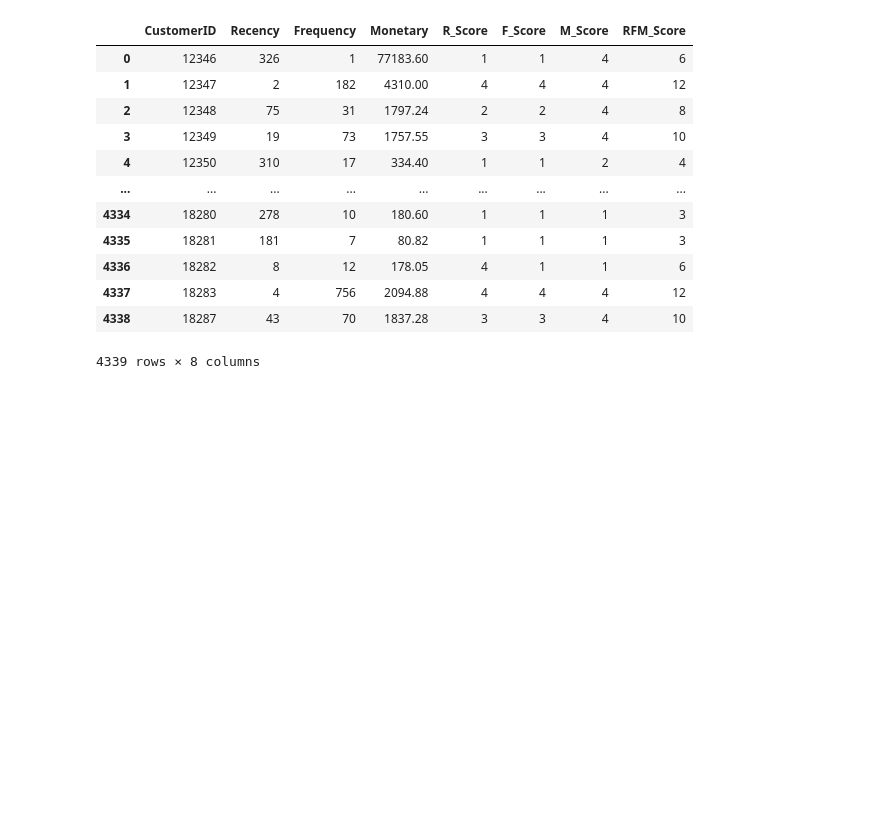
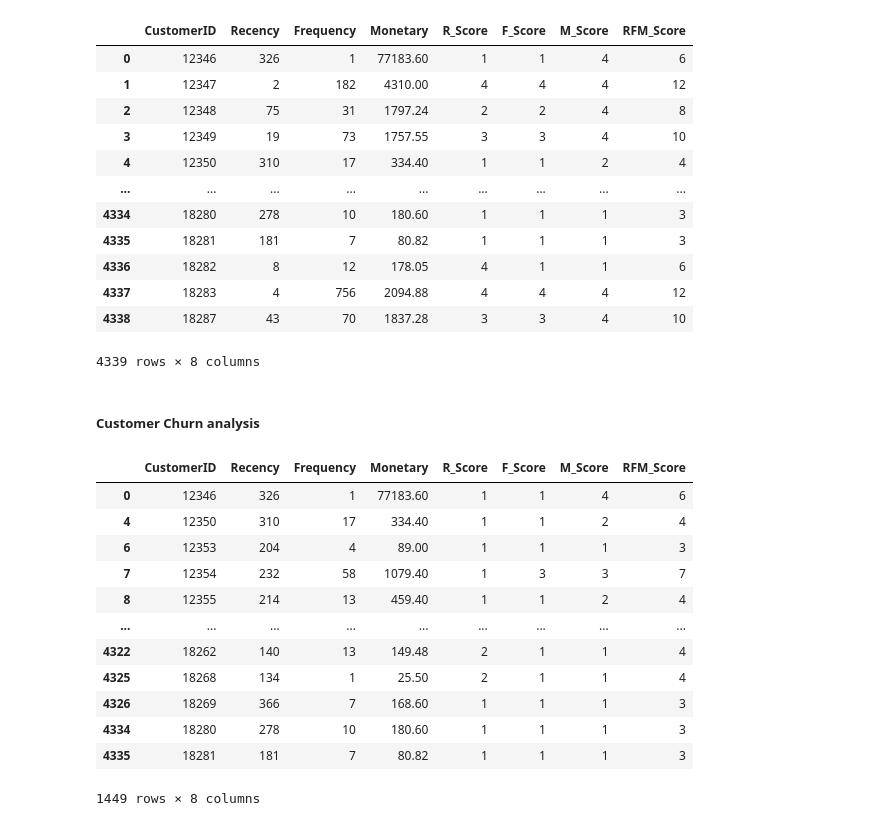
Before and after one commit to chanduka99/Retail_Data_Analysis, a Jupyter notebook: LargeScaleDataAnalysis.ipynb, the cells around one changed output. Saved outputs shown, nothing was run; the diff lists cells and outputs as text; code cells hidden in the pictures; blank space fills up the shorter version.

```diff
--- a/LargeScaleDataAnalysis.ipynb
+++ b/LargeScaleDataAnalysis.ipynb
@@ -602,3 +604,23 @@ df_rfm
 | 4337 | 18283 | 4 | 756 | 2094.88 | 4 | 4 | 4 | 12 |
 | 4338 | 18287 | 43 | 70 | 1837.28 | 3 | 3 | 4 | 10 |
 4339 rows × 8 columns
+# %% [markdown]
+##### **Customer Churn analysis**
+# %%
+churn_treshold = 90
+churned_customers = df_rfm[df_rfm.Recency>90]
+churned_customers
+# %% [output]
+|  | CustomerID | Recency | Frequency | Monetary | R_Score | F_Score | M_Score | RFM_Score |
+| 0 | 12346 | 326 | 1 | 77183.60 | 1 | 1 | 4 | 6 |
+| 4 | 12350 | 310 | 17 | 334.40 | 1 | 1 | 2 | 4 |
+| 6 | 12353 | 204 | 4 | 89.00 | 1 | 1 | 1 | 3 |
+| 7 | 12354 | 232 | 58 | 1079.40 | 1 | 3 | 3 | 7 |
+| 8 | 12355 | 214 | 13 | 459.40 | 1 | 1 | 2 | 4 |
+| ... | ... | ... | ... | ... | ... | ... | ... | ... |
+| 4322 | 18262 | 140 | 13 | 149.48 | 2 | 1 | 1 | 4 |
+| 4325 | 18268 | 134 | 1 | 25.50 | 2 | 1 | 1 | 4 |
+| 4326 | 18269 | 366 | 7 | 168.60 | 1 | 1 | 1 | 3 |
+| 4334 | 18280 | 278 | 10 | 180.60 | 1 | 1 | 1 | 3 |
+| 4335 | 18281 | 181 | 7 | 80.82 | 1 | 1 | 1 | 3 |
+1449 rows × 8 columns
```
Also changed, not shown: parts of 2 cells of this notebook.
